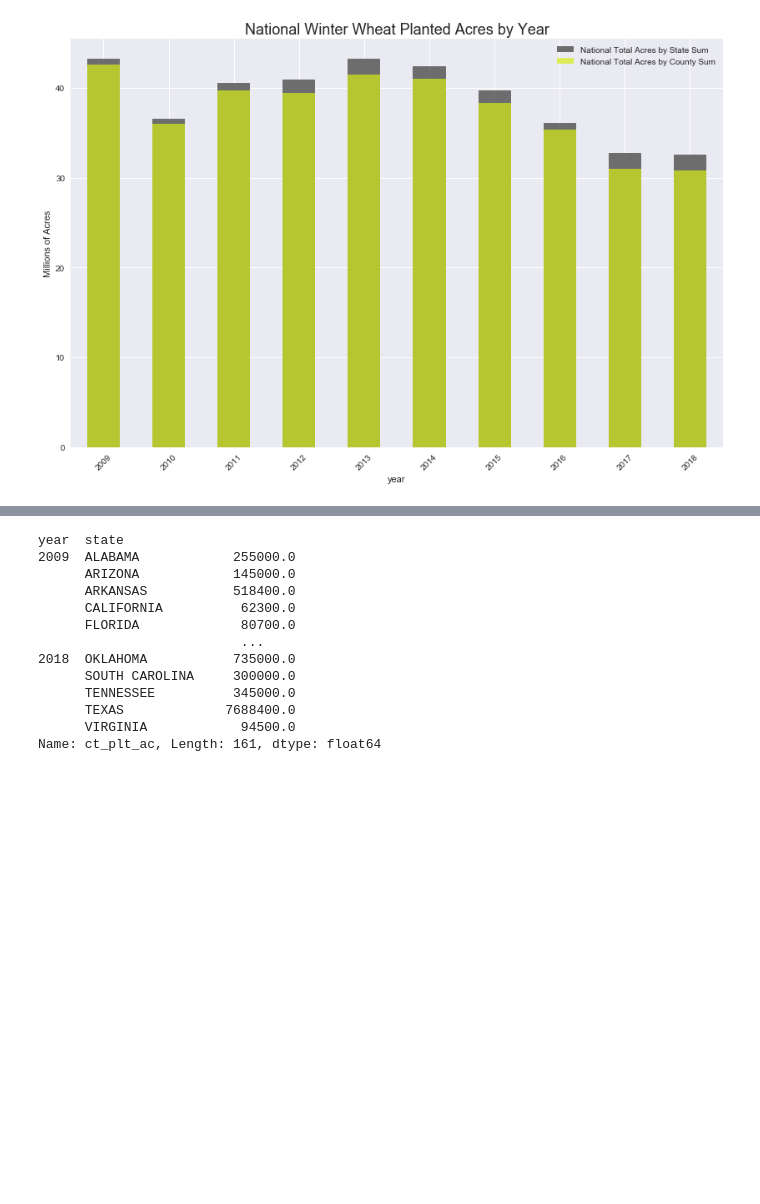
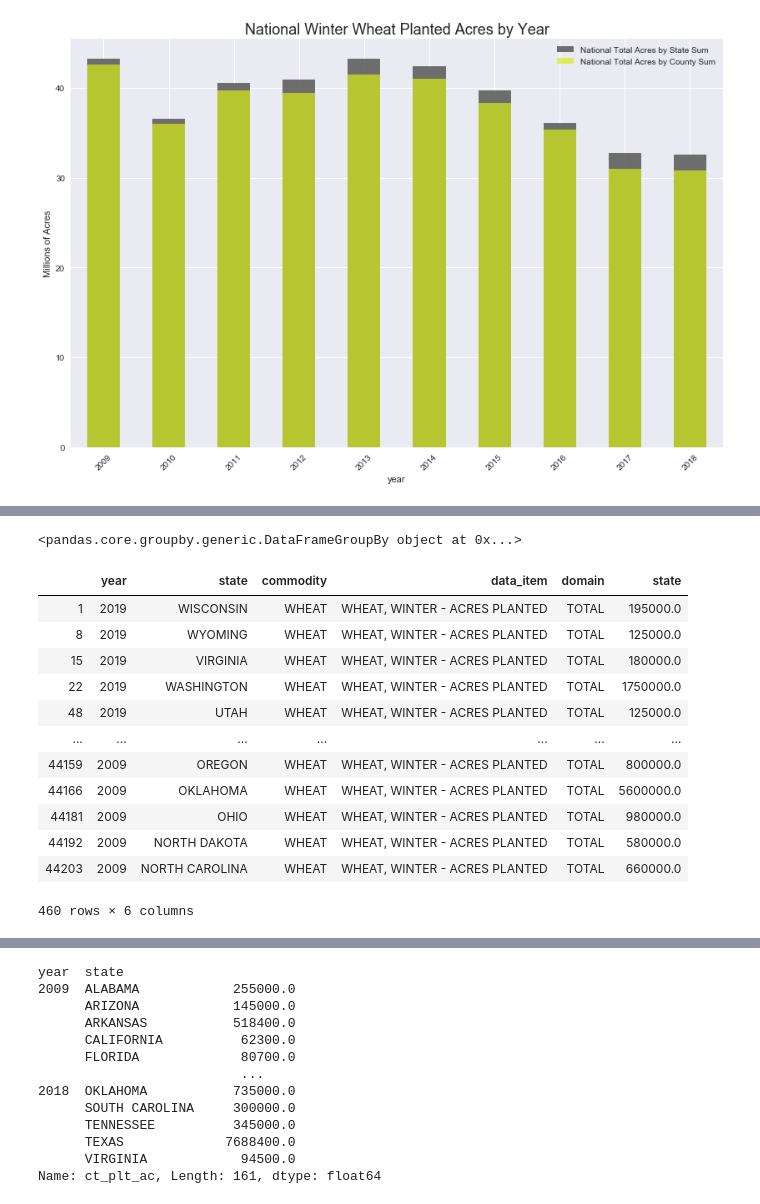
Before and after one commit to nomadtomas/State_Of_Agriculture, a Jupyter notebook: commodity_eda.ipynb, the cells around one changed output, grey strips where cells are left out. Cells and saved outputs as stored; diff of their text form; code cells hidden in the pictures; blank space fills up the shorter version.

Commit message:
updated commodity eda file

```diff
--- a/commodity_eda.ipynb
+++ b/commodity_eda.ipynb
@@ -136,0 +157,20 @@ axs[1] = cn_plt_df.groupby('year')['cn_plt_ac'].sum().plot(kind='bar')
+# %%
+st_df.groupby('data_item')
+# %% [output]
+<pandas.core.groupby.generic.DataFrameGroupBy object at 0x...>
+# %%
+st_df[st_df['data_item'] == 'WHEAT, WINTER - ACRES PLANTED']
+# %% [output]
+|  | year | state | commodity | data_item | domain | state |
+| 1 | 2019 | WISCONSIN | WHEAT | WHEAT, WINTER - ACRES PLANTED | TOTAL | 195000.0 |
+| 8 | 2019 | WYOMING | WHEAT | WHEAT, WINTER - ACRES PLANTED | TOTAL | 125000.0 |
+| 15 | 2019 | VIRGINIA | WHEAT | WHEAT, WINTER - ACRES PLANTED | TOTAL | 180000.0 |
+| 22 | 2019 | WASHINGTON | WHEAT | WHEAT, WINTER - ACRES PLANTED | TOTAL | 1750000.0 |
+| 48 | 2019 | UTAH | WHEAT | WHEAT, WINTER - ACRES PLANTED | TOTAL | 125000.0 |
+| ... | ... | ... | ... | ... | ... | ... |
+| 44159 | 2009 | OREGON | WHEAT | WHEAT, WINTER - ACRES PLANTED | TOTAL | 800000.0 |
+| 44166 | 2009 | OKLAHOMA | WHEAT | WHEAT, WINTER - ACRES PLANTED | TOTAL | 5600000.0 |
+| 44181 | 2009 | OHIO | WHEAT | WHEAT, WINTER - ACRES PLANTED | TOTAL | 980000.0 |
+| 44192 | 2009 | NORTH DAKOTA | WHEAT | WHEAT, WINTER - ACRES PLANTED | TOTAL | 580000.0 |
+| 44203 | 2009 | NORTH CAROLINA | WHEAT | WHEAT, WINTER - ACRES PLANTED | TOTAL | 660000.0 |
+460 rows × 6 columns
```
Also changed, not shown: parts of 15 cells of this notebook.
